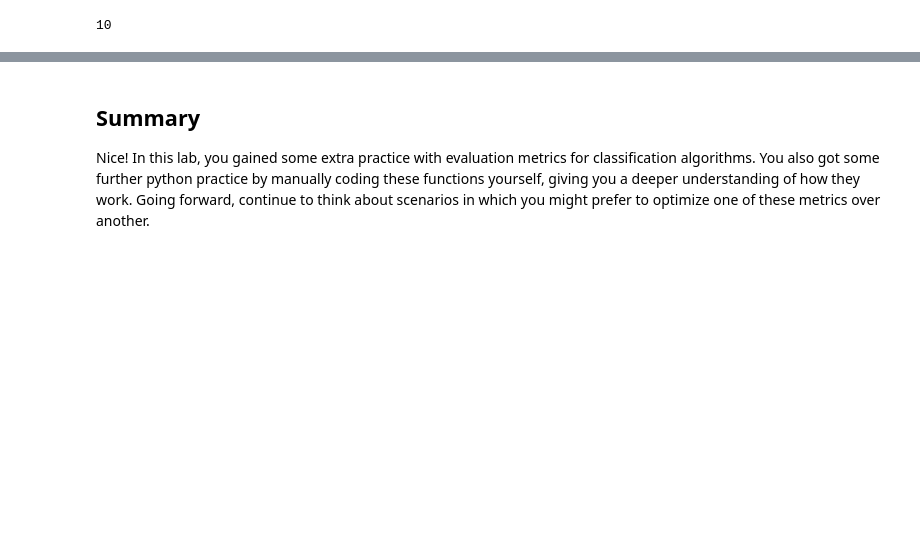
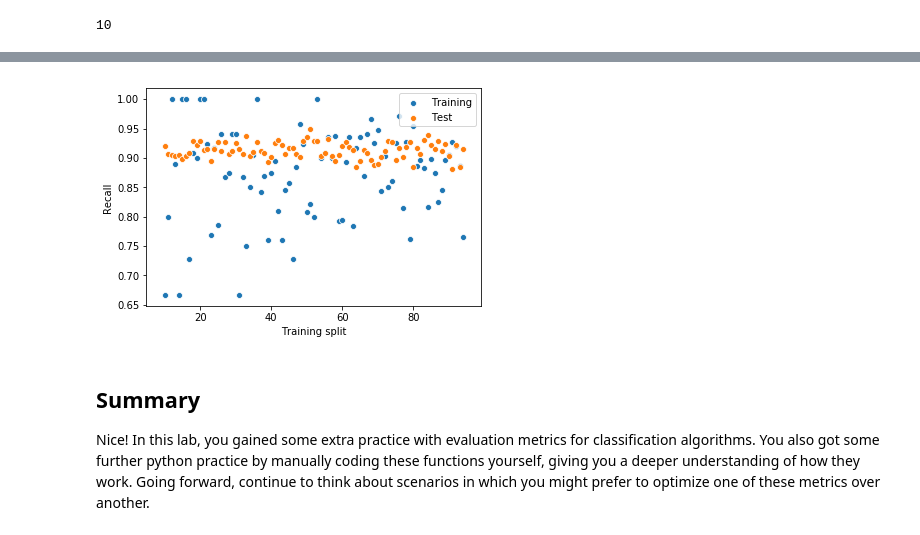
Before and after one commit to danjizquierdo/dsc-3-29-06-evaluating-logistic-regression-models-lab-nyc-ds-career-012819, a Jupyter notebook: index.ipynb, the cells around one changed output, grey strips where cells are left out. Drawn from its saved outputs; the diff is of its cells as text; code cells hidden in the pictures; blank space fills up the shorter version.

```diff
--- a/index.ipynb
+++ b/index.ipynb
@@ -148,0 +147,8 @@ plt.legend(['Training','Test']);
+# %%
+sns.scatterplot([prec[1] for prec in testing_Recall],[prec[0] for prec in testing_Recall])
+sns.scatterplot([prec[1] for prec in training_Recall],[prec[0] for prec in training_Recall])
+plt.legend(['Training','Test'])
+plt.xlabel('Training split')
+plt.ylabel('Recall');
+# %% [output]
+[figure, added]
```
Also changed, not shown: parts of 4 cells of this notebook.
